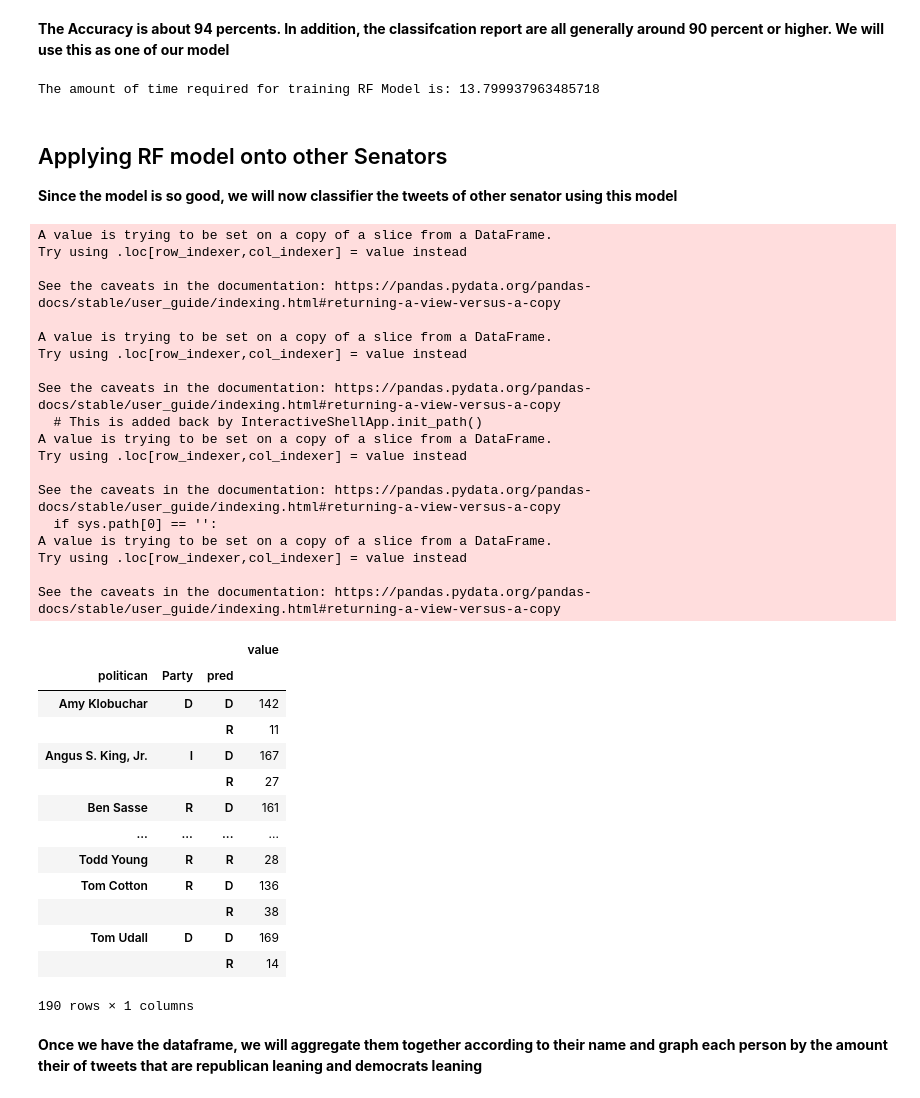
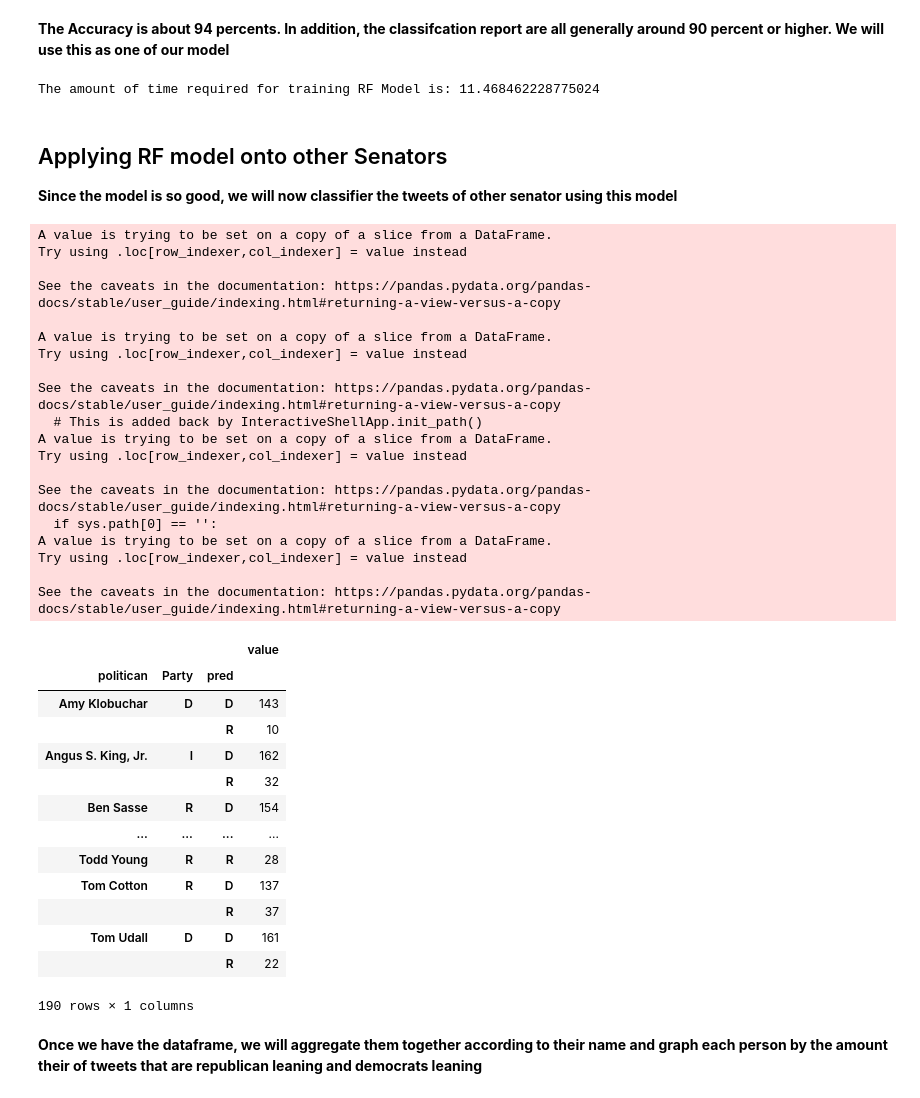
Before and after one commit to minglwu427/Twitter-Political-Compass-Machine, a Jupyter notebook: notebooks/Capstone2_step3_ModelingV2-woCommon.ipynb, the cells around one changed output. Drawn from its saved outputs; the diff is of its cells as text; code cells hidden in the pictures.

```diff
--- a/notebooks/Capstone2_step3_ModelingV2-woCommon.ipynb
+++ b/notebooks/Capstone2_step3_ModelingV2-woCommon.ipynb
@@ -172,23 +172,23 @@ import scipy.stats as stats
 #param_grid = {'n_estimators':np.arange(10,220,50), 'criterion':['gini','entropy'], 'min_samples_leaf': np.arange(1,6,2)
 #             , 'max_depth': np.arange(10,220, 5)}
 
-start = time.time()
+# start = time.time()
 
-param_grid = {'n_estimators':stats.randint(100,400), 'criterion':['entropy']
-              , 'min_samples_leaf':stats.randint(1,6), 'max_depth': stats.randint(100,400)}
+# param_grid = {'n_estimators':stats.randint(100,400), 'criterion':['entropy']
+#               , 'min_samples_leaf':stats.randint(1,6), 'max_depth': stats.randint(100,400)}
 
-RF_model = RandomForestClassifier()
-RF_model_cv = RandomizedSearchCV(RF_model, param_grid, cv = 5, n_iter = 60, n_jobs = 4, scoring = 'accuracy')
-RF_model_cv.fit(X_train, y_train)
-y_pred = RF_model_cv.predict(X_test)
+# RF_model = RandomForestClassifier()
+# RF_model_cv = RandomizedSearchCV(RF_model, param_grid, cv = 5, n_iter = 60, n_jobs = 4, scoring = 'accuracy')
+# RF_model_cv.fit(X_train, y_train)
+# y_pred = RF_model_cv.predict(X_test)
 
 
-print(classification_report(y_test, y_pred))
-print(confusion_matrix(y_test, y_pred))
-print(RF_model_cv.best_estimator_)
-print(accuracy_score(y_test, y_pred))
+# print(classification_report(y_test, y_pred))
+# print(confusion_matrix(y_test, y_pred))
+# print(RF_model_cv.best_estimator_)
+# print(accuracy_score(y_test, y_pred))
 
-end = time.time()
-print('The amount of time required for training RF Model is:', end - start)
+# end = time.time()
+# print('The amount of time required for training RF Model is:', end - start)
 
 #RandomForestClassifier(criterion='entropy', max_depth=307, n_estimators=250)
@@ -215,7 +200,7 @@ RF_model = RandomForestClassifier(criterion='entropy', max_depth=307, n_estimato
 end = time.time()
 print('The amount of time required for training RF Model is:', end - start)
 # %% [output]
-The amount of time required for training RF Model is: 13.799937963485718
+The amount of time required for training RF Model is: 11.468462228775024
 # %% [markdown]
 ## Applying RF model onto other Senators
 **Since the model is so good, we will now classifier the tweets of other senator using this model**
@@ -225,7 +210,7 @@ The amount of time required for training RF Model is: 13.799937963485718
 X_nonleader = df_nonleaders.drop(['politican','Party'],axis =1)
 X_nonleader =  scaler.transform(X_nonleader)
 
-y_pred = RF_model_cv.predict(X_nonleader)
+y_pred = RF_model.predict(X_nonleader)
 result_df = df_nonleaders[['politican','Party']]
 result_df['pred'] = y_pred
 
@@ -233,44 +218,44 @@ party_code_rev  = {1:'R', 0:'D'}
 
 
 result_df['pred'] = result_df['pred'].replace(party_code_rev)
 result_df['Party'] = result_df['Party'].replace(party_code_rev)
 
 result_df['value'] = 1
 result_df.groupby(['politican', 'Party','pred']).sum()
 #result_df.groupby(['politican', 'Party','pred']).sum().to_excel(one_level_up + '\\data\\09122020_RFeval_final_wCommon.xls')
 # %% [output]
 A value is trying to be set on a copy of a slice from a DataFrame.
 Try using .loc[row_indexer,col_indexer] = value instead
 
 See the caveats in the documentation: https://pandas.pydata.org/pandas-docs/stable/user_guide/indexing.html#returning-a-view-versus-a-copy
 
 A value is trying to be set on a copy of a slice from a DataFrame.
 Try using .loc[row_indexer,col_indexer] = value instead
 
 See the caveats in the documentation: https://pandas.pydata.org/pandas-docs/stable/user_guide/indexing.html#returning-a-view-versus-a-copy
   # This is added back by InteractiveShellApp.init_path()
 A value is trying to be set on a copy of a slice from a DataFrame.
 Try using .loc[row_indexer,col_indexer] = value instead
 
 See the caveats in the documentation: https://pandas.pydata.org/pandas-docs/stable/user_guide/indexing.html#returning-a-view-versus-a-copy
   if sys.path[0] == '':
 A value is trying to be set on a copy of a slice from a DataFrame.
 Try using .loc[row_indexer,col_indexer] = value instead
 
 See the caveats in the documentation: https://pandas.pydata.org/pandas-docs/stable/user_guide/indexing.html#returning-a-view-versus-a-copy
 |  |  |  | value |
 | politican | Party | pred |  |
-| Amy Klobuchar | D | D | 142 |
-|  |  | R | 11 |
-| Angus S. King, Jr. | I | D | 167 |
-|  |  | R | 27 |
-| Ben Sasse | R | D | 161 |
+| Amy Klobuchar | D | D | 143 |
+|  |  | R | 10 |
+| Angus S. King, Jr. | I | D | 162 |
+|  |  | R | 32 |
+| Ben Sasse | R | D | 154 |
 | ... | ... | ... | ... |
 | Todd Young | R | R | 28 |
-| Tom Cotton | R | D | 136 |
-|  |  | R | 38 |
-| Tom Udall | D | D | 169 |
-|  |  | R | 14 |
+| Tom Cotton | R | D | 137 |
+|  |  | R | 37 |
+| Tom Udall | D | D | 161 |
+|  |  | R | 22 |
 190 rows × 1 columns
 # %% [markdown]
 **Once we have the dataframe, we will aggregate them together according to their name and graph each person by the amount their of tweets that are republican leaning and democrats leaning**
```
Also changed, not shown: parts of 9 cells of this notebook, 12 other files.
